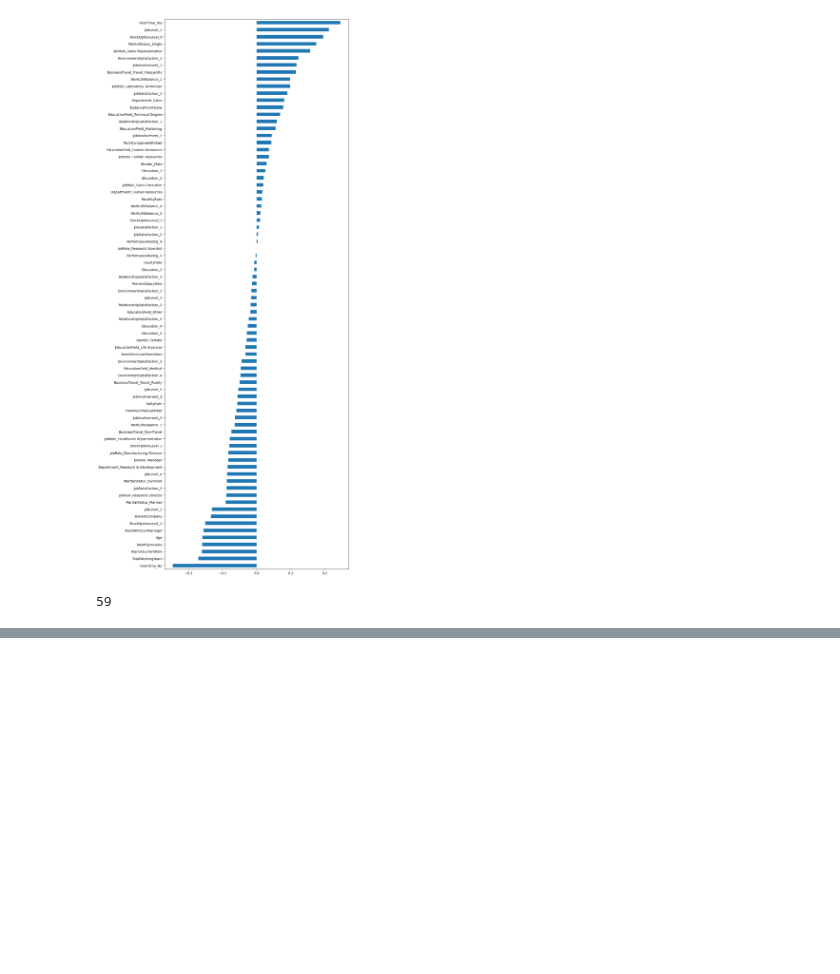
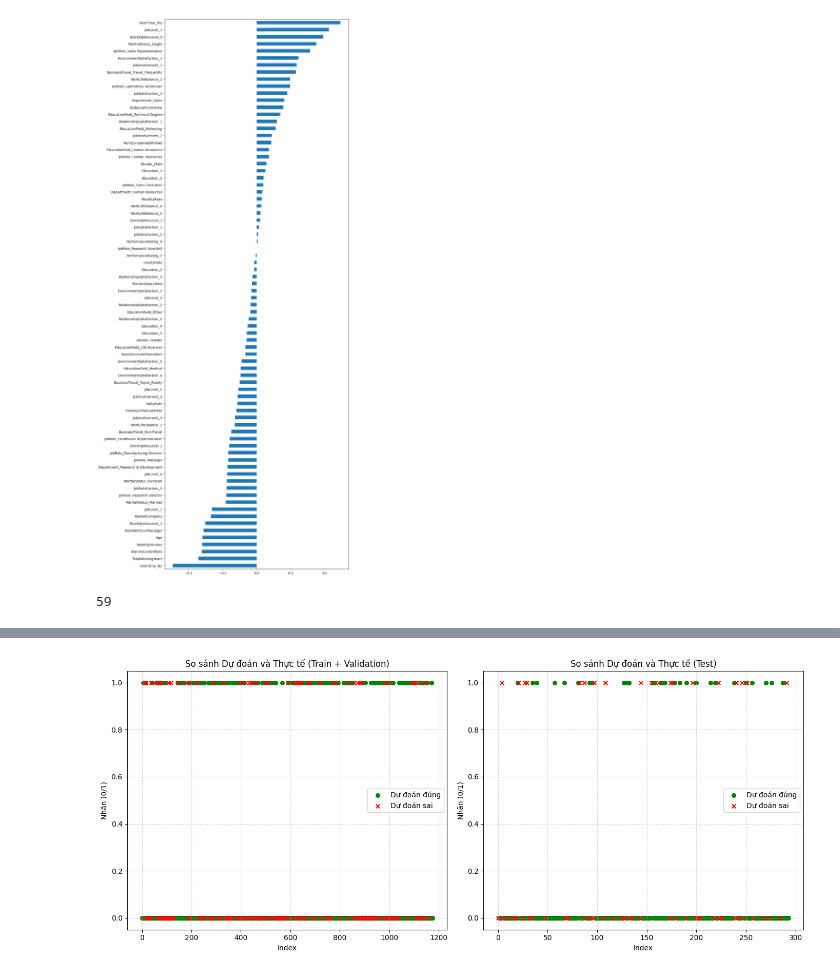
Before and after one commit to ThangNguyennv/IBM-HR-Analytics-Employee-Attrition-Performance, a Jupyter notebook: src/Random_Forest.ipynb, the cells around one changed output, grey strips where cells are left out. Saved outputs shown, nothing was run; the diff lists cells and outputs as text; code cells hidden in the pictures; blank space fills up the shorter version.

```diff
--- a/src/Random_Forest.ipynb
+++ b/src/Random_Forest.ipynb
@@ -532,10 +875,12 @@ support    493.000000  95.000000  0.853741  588.000000    588.000000
 # %%
-# plot_prediction_comparison(
-#     model=xgb_scratch,
-#     X_train_val=X_train_origin_t2,
-#     y_train_val=y_train_origin_t2,
-#     X_test=X_test_origin_t2,
-#     y_test=y_test_origin_t2,
-#     threshold=0.5499999999999999
-# )
+plot_prediction_comparison(
+    model=rf_gini,
+    X_train_val=X_train_origin_t1,
+    y_train_val=y_train_origin_t1,
+    X_test=X_test_origin_t1,
+    y_test=y_test_origin_t1,
+    threshold=0.49999999999999994
+)
+# %% [output]
+[figure, added]
 # %% [markdown]
```
Also changed, not shown: parts of 21 cells of this notebook.
